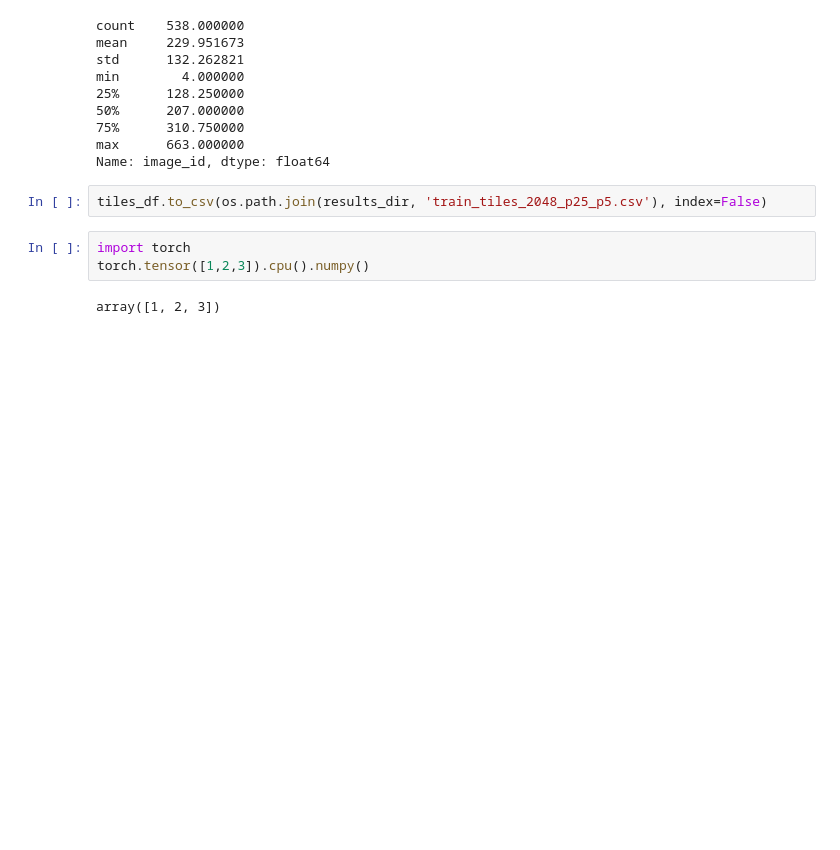
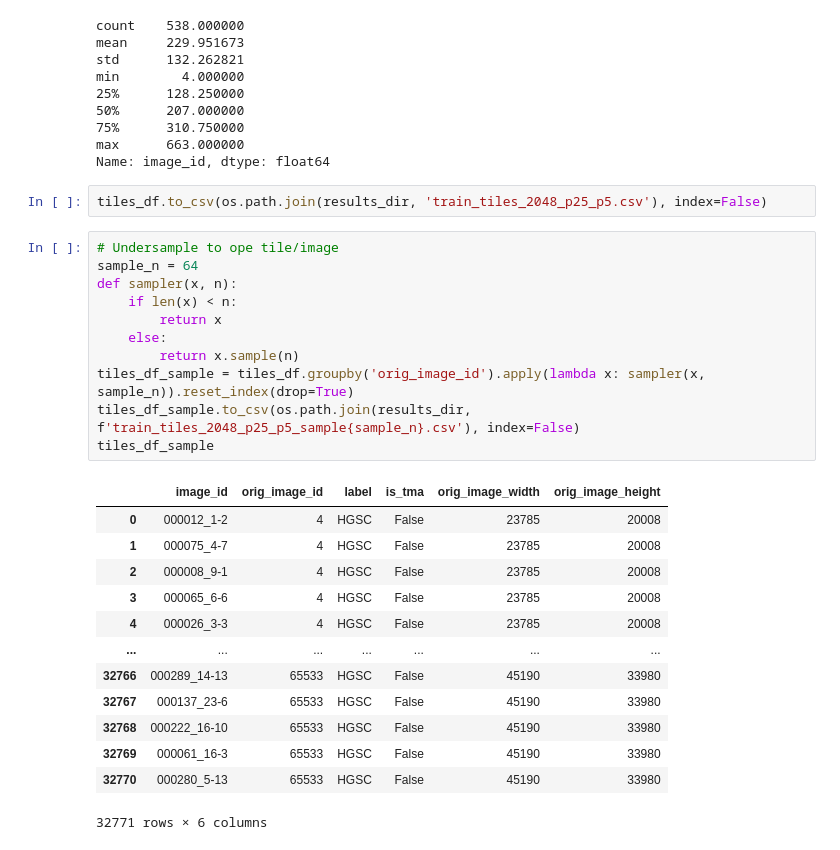
Before and after one commit to adamnarai/kaggle-ubc-ocean, a Jupyter notebook: src/create_tiles_table.ipynb, the cells around one changed output. Cells and saved outputs as stored; diff of their text form; blank space fills up the shorter version.

```diff
--- a/src/create_tiles_table.ipynb
+++ b/src/create_tiles_table.ipynb
@@ -77,8 +77,28 @@ max      663.000000
 Name: image_id, dtype: float64
 # %%
 tiles_df.to_csv(os.path.join(results_dir, 'train_tiles_2048_p25_p5.csv'), index=False)
-# %%
-import torch
-torch.tensor([1,2,3]).cpu().numpy()
-# %% [output]
-array([1, 2, 3])
+# %%
+# Undersample to ope tile/image
+sample_n = 64
+def sampler(x, n):
+    if len(x) < n:
+        return x
+    else:
+        return x.sample(n)
+tiles_df_sample = tiles_df.groupby('orig_image_id').apply(lambda x: sampler(x, sample_n)).reset_index(drop=True)
+tiles_df_sample.to_csv(os.path.join(results_dir, f'train_tiles_2048_p25_p5_sample{sample_n}.csv'), index=False)
+tiles_df_sample
+# %% [output]
+|  | image_id | orig_image_id | label | is_tma | orig_image_width | orig_image_height |
+| 0 | 000012_1-2 | 4 | HGSC | False | 23785 | 20008 |
+| 1 | 000075_4-7 | 4 | HGSC | False | 23785 | 20008 |
+| 2 | 000008_9-1 | 4 | HGSC | False | 23785 | 20008 |
+| 3 | 000065_6-6 | 4 | HGSC | False | 23785 | 20008 |
+| 4 | 000026_3-3 | 4 | HGSC | False | 23785 | 20008 |
+| ... | ... | ... | ... | ... | ... | ... |
+| 32766 | 000289_14-13 | 65533 | HGSC | False | 45190 | 33980 |
+| 32767 | 000137_23-6 | 65533 | HGSC | False | 45190 | 33980 |
+| 32768 | 000222_16-10 | 65533 | HGSC | False | 45190 | 33980 |
+| 32769 | 000061_16-3 | 65533 | HGSC | False | 45190 | 33980 |
+| 32770 | 000280_5-13 | 65533 | HGSC | False | 45190 | 33980 |
+32771 rows × 6 columns
```
Also changed, not shown: parts of 1 cell of this notebook, 8 other files.
